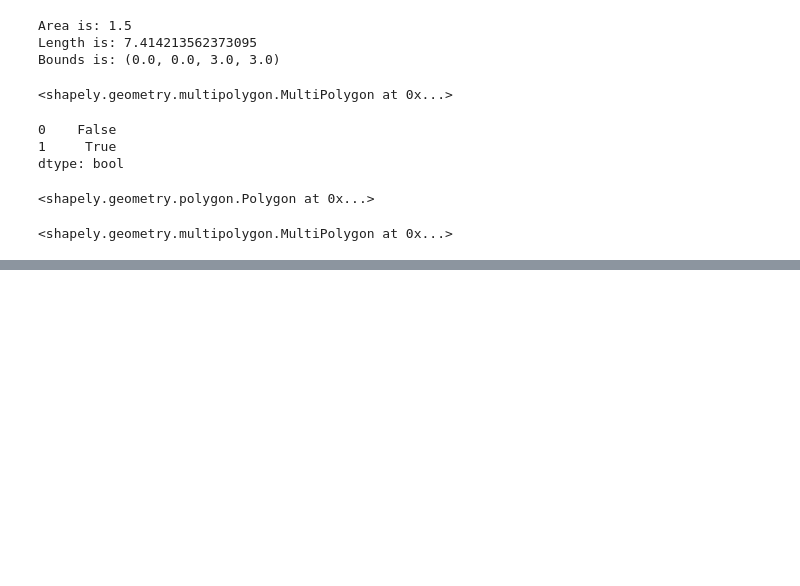
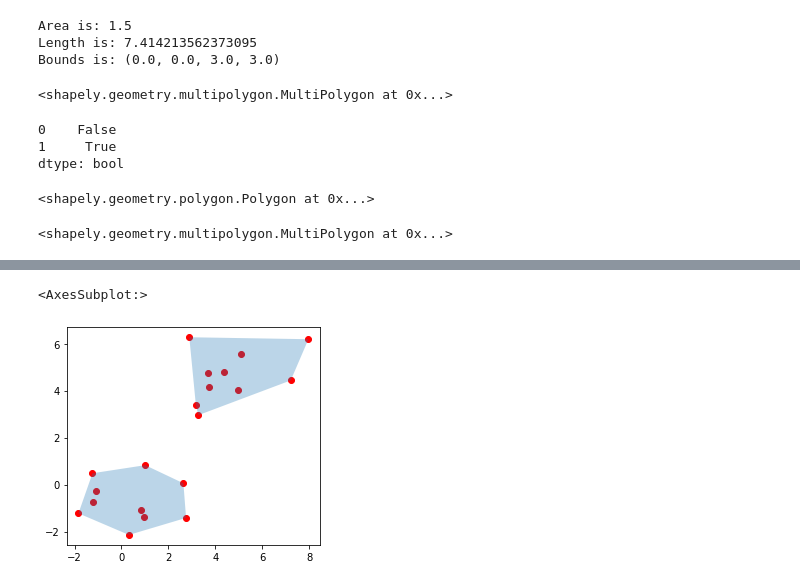
Before and after one commit to Biosciman/DataVisualization, a Jupyter notebook: GeoMap/GIS.ipynb, the cells around one changed output, grey strips where cells are left out. Saved outputs shown, nothing was run; the diff lists cells and outputs as text; code cells hidden in the pictures; blank space fills up the shorter version.

```diff
--- a/GeoMap/GIS.ipynb
+++ b/GeoMap/GIS.ipynb
@@ -138,0 +177,13 @@ s_[1] # 第二个几何体为两个Polygon拼接所成，满足合法性检查
+# %%
+# np.random.normal从正态（高斯）分布中抽取随机样本。loc为均值，scale为标准差，size为输出值的纬度
+a = np.random.normal(loc=0,scale=2,size=[10,2]).tolist()
+b = np.random.normal(loc=5,scale=2,size=[10,2]).tolist()
+s1 = gpd.GeoSeries([geo.MultiPoint(a),
+                   geo.MultiPoint(b)])
+print(a)
+print('*'*40)
+print(len(b))
+print('*'*40)
+
+# convex_hull返回一个由Polygon组成的GeoSeries
+print(s1.convex_hull)
@@ -138,0 +198,7 @@ s_[1] # 第二个几何体为两个Polygon拼接所成，满足合法性检查
+# %%
+# 可视化凸包，红点为原几何对象，浅蓝色面为包含 红点的凸包,凸包为包含原几何体的最小几何对象(可以是矩形，也可以是不规则几何体)
+ax = s1.plot(color='red')
+s1.convex_hull.plot(ax=ax,alpha=0.3)
+# %% [output]
+<AxesSubplot:>
+[figure, added]
```
Also changed, not shown: parts of 29 cells of this notebook, 4 other files.
